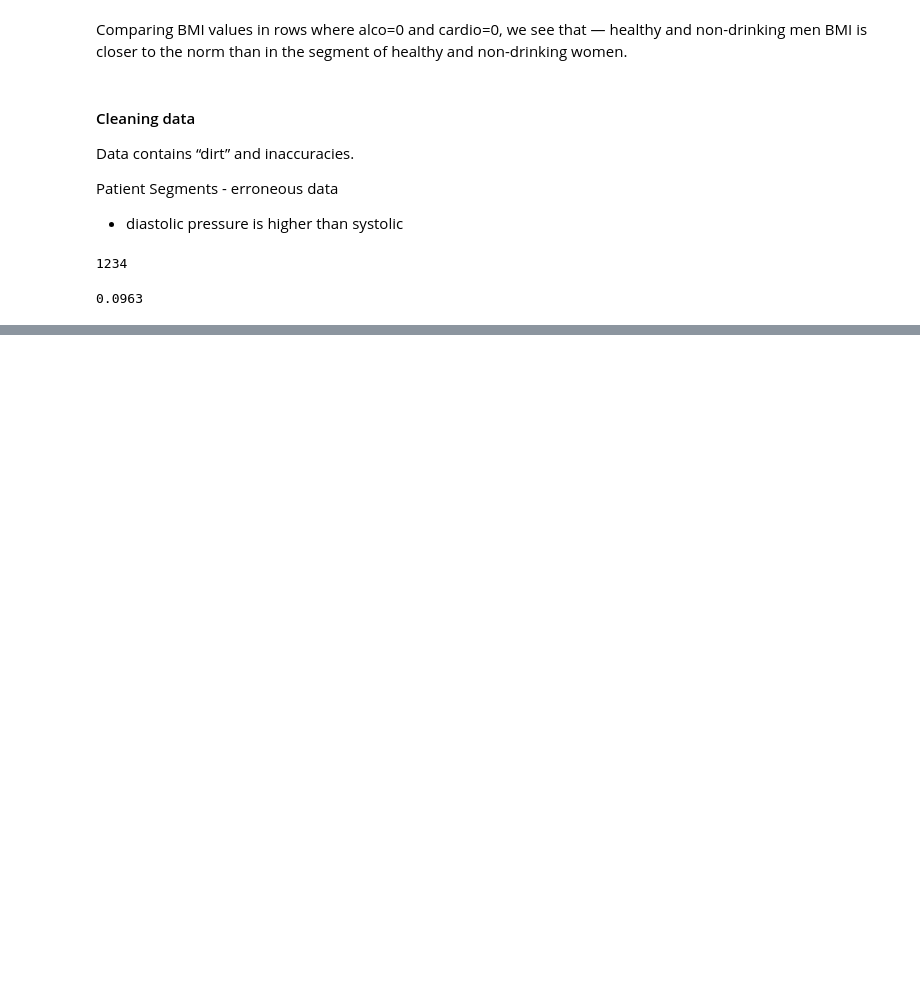
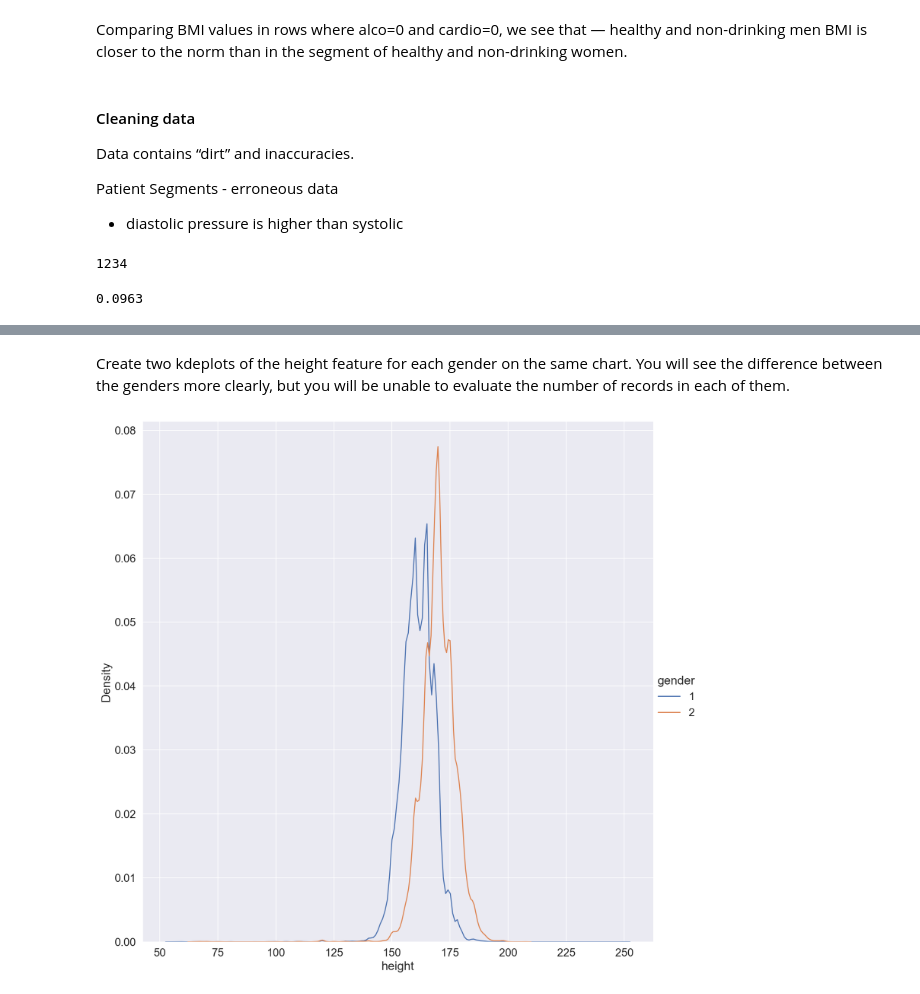
Before and after one commit to Rahul-YYC/data-science-machine-learning, a Jupyter notebook: DS-CardiovascularVisualization/cardiovascular_analysis.ipynb, the cells around one changed output, grey strips where cells are left out. Cells and saved outputs as stored; diff of their text form; code cells hidden in the pictures; blank space fills up the shorter version.

```diff
--- a/DS-CardiovascularVisualization/cardiovascular_analysis.ipynb
+++ b/DS-CardiovascularVisualization/cardiovascular_analysis.ipynb
@@ -369,0 +442,6 @@ filtered_df = df[~df.index.isin(df_to_remove)]
+# %% [markdown]
+Create two kdeplots of the height feature for each gender on the same chart. You will see the difference between the genders more clearly, but you will be unable to evaluate the number of records in each of them.
+# %%
+sns.FacetGrid(df, hue="gender", size=12).map(sns.kdeplot, "height").add_legend();
+# %% [output]
+[figure, added]
```
Also changed, not shown: parts of 11 cells of this notebook.
